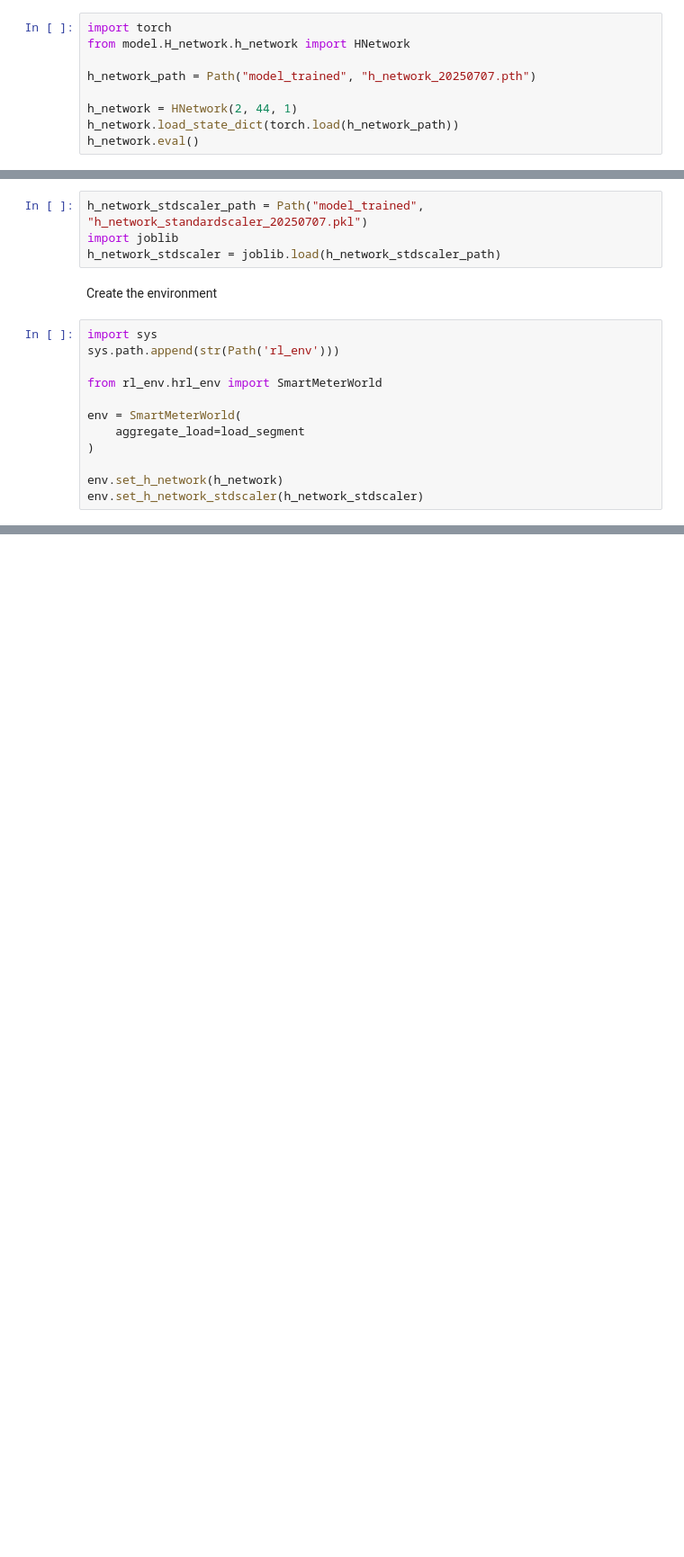
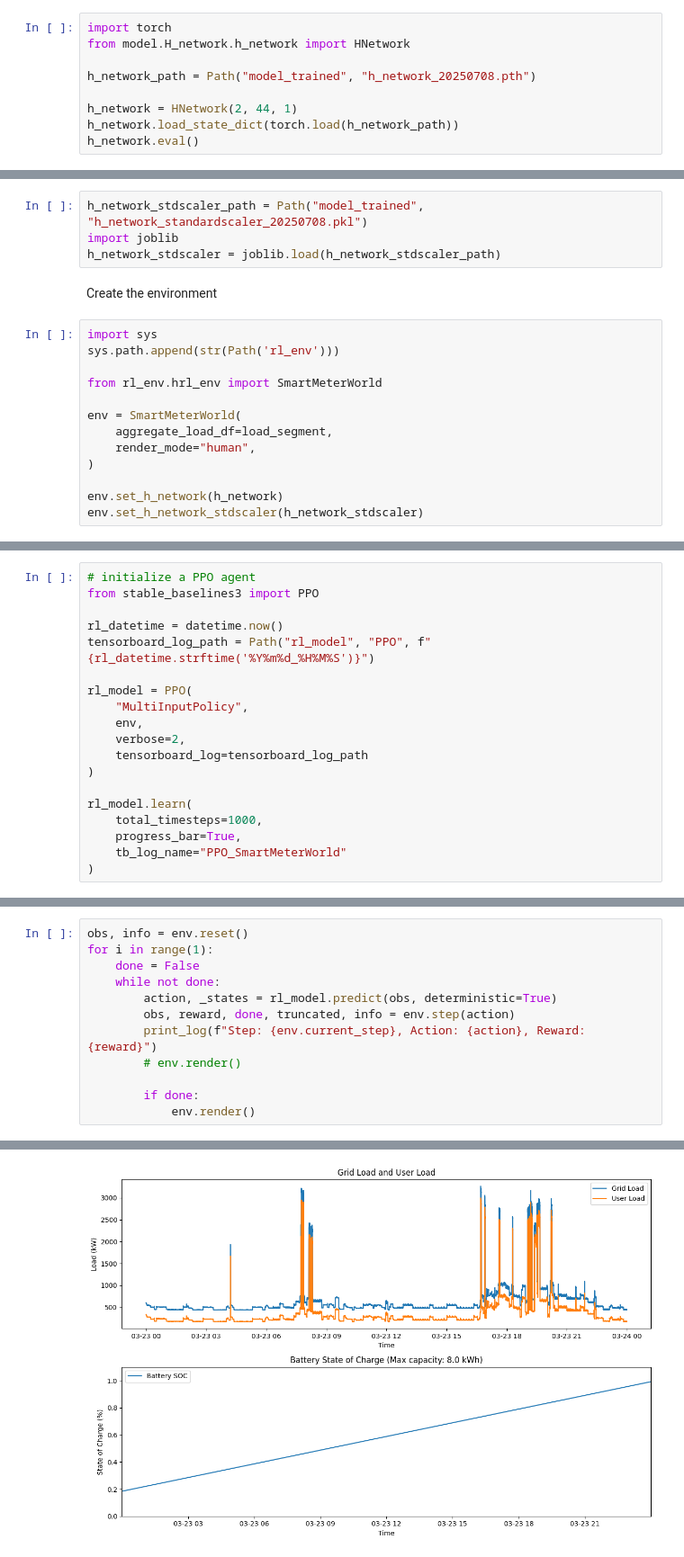
Before and after one commit to mmmmmm44/AdversarialSMControl, a Jupyter notebook: rl_training.ipynb, the cells around one changed output, grey strips where cells are left out. Shown at 90% size. Cells and saved outputs as stored; diff of their text form; blank space fills up the shorter version.

```diff
--- a/rl_training.ipynb
+++ b/rl_training.ipynb
@@ -147,7 +149,7 @@ In final product, the H-network should be trained along with the DDQL/PPO agent
 import torch
 from model.H_network.h_network import HNetwork
 
-h_network_path = Path("model_trained", "h_network_20250707.pth")
+h_network_path = Path("model_trained", "h_network_20250708.pth")
 
 h_network = HNetwork(2, 44, 1)
 h_network.load_state_dict(torch.load(h_network_path))
@@ -161,7 +163,7 @@ HNetwork(
   (fc): Linear(in_features=2, out_features=1, bias=True)
 )
 # %%
-h_network_stdscaler_path = Path("model_trained", "h_network_standardscaler_20250707.pkl")
+h_network_stdscaler_path = Path("model_trained", "h_network_standardscaler_20250708.pkl")
 import joblib
 h_network_stdscaler = joblib.load(h_network_stdscaler_path)
 # %% [markdown]
@@ -173,7 +175,8 @@ sys.path.append(str(Path('rl_env')))
 from rl_env.hrl_env import SmartMeterWorld
 
 env = SmartMeterWorld(
-    aggregate_load=load_segment
+    aggregate_load_df=load_segment,
+    render_mode="human",
 )
 
 env.set_h_network(h_network)
@@ -198,2 +202,21 @@ obs
   'timestamp_features': array([-0.5       ,  0.33333334, -0.25      ], dtype=float32)},
  {})
+# %%
+# initialize a PPO agent
+from stable_baselines3 import PPO
+
+rl_datetime = datetime.now()
+tensorboard_log_path = Path("rl_model", "PPO", f"{rl_datetime.strftime('%Y%m%d_%H%M%S')}")
+
+rl_model = PPO(
+    "MultiInputPolicy",
+    env,
+    verbose=2,
+    tensorboard_log=tensorboard_log_path
+)
+
+rl_model.learn(
+    total_timesteps=1000,
+    progress_bar=True,
+    tb_log_name="PPO_SmartMeterWorld"
+)
@@ -199,0 +238,13 @@ obs
+# %%
+obs, info = env.reset()
+for i in range(1):
+    done = False
+    while not done:
+        action, _states = rl_model.predict(obs, deterministic=True)
+        obs, reward, done, truncated, info = env.step(action)
+        print_log(f"Step: {env.current_step}, Action: {action}, Reward: {reward}")
+        # env.render()
+
+        if done:
+            env.render()
+# %% [output]
@@ -199,0 +268 @@ obs
+[figure, added]
```
Also changed, not shown: parts of 6 cells of this notebook, 3 other files.
